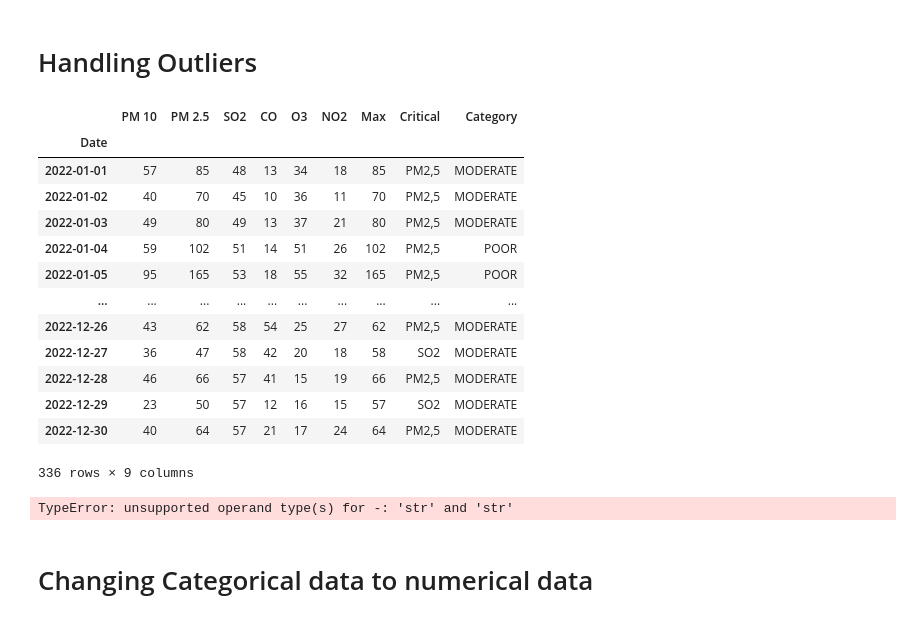
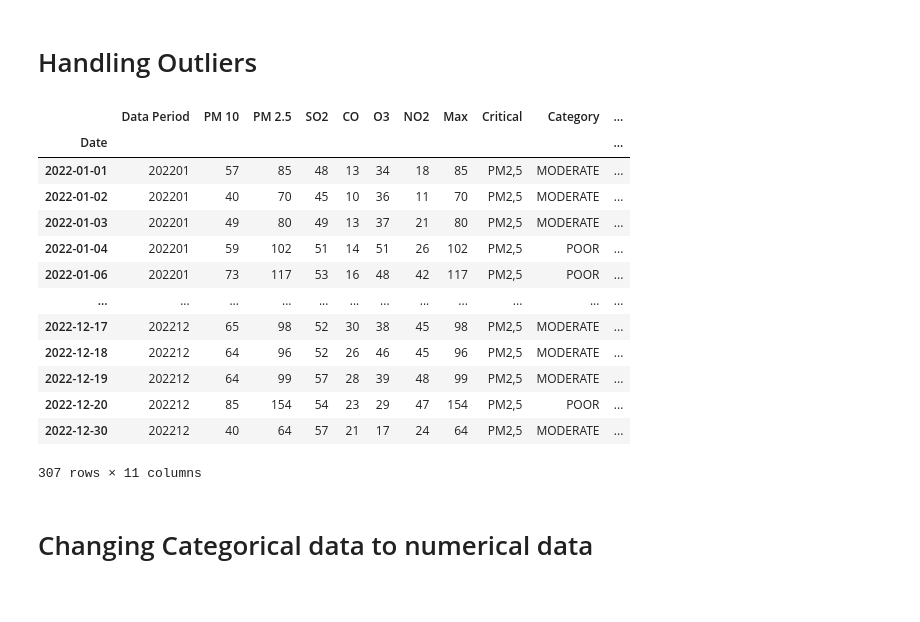
Before and after one commit to wrjodjana/jakarta-analysis, a Jupyter notebook: airquality.ipynb, the cells around one changed output. Cells and saved outputs as stored; diff of their text form; code cells hidden in the pictures.

```diff
--- a/airquality.ipynb
+++ b/airquality.ipynb
@@ -271,23 +254,3 @@ df
 [figure]
 # %% [markdown]
 # Handling Outliers
-# %%
-df_numerical = df.reset_index().drop('Date', axis=1)
-df_numerical = df.iloc[:,1:10]
-# df_numerical = temp.drop(['Critical'], axis=1)
-df_numerical
-# %% [output]
-|  | PM 10 | PM 2.5 | SO2 | CO | O3 | NO2 | Max | Critical | Category |
-| Date |  |  |  |  |  |  |  |  |  |
-| 2022-01-01 | 57 | 85 | 48 | 13 | 34 | 18 | 85 | PM2,5 | MODERATE |
-| 2022-01-02 | 40 | 70 | 45 | 10 | 36 | 11 | 70 | PM2,5 | MODERATE |
-| 2022-01-03 | 49 | 80 | 49 | 13 | 37 | 21 | 80 | PM2,5 | MODERATE |
-| 2022-01-04 | 59 | 102 | 51 | 14 | 51 | 26 | 102 | PM2,5 | POOR |
-| 2022-01-05 | 95 | 165 | 53 | 18 | 55 | 32 | 165 | PM2,5 | POOR |
-| ... | ... | ... | ... | ... | ... | ... | ... | ... | ... |
-| 2022-12-26 | 43 | 62 | 58 | 54 | 25 | 27 | 62 | PM2,5 | MODERATE |
-| 2022-12-27 | 36 | 47 | 58 | 42 | 20 | 18 | 58 | SO2 | MODERATE |
-| 2022-12-28 | 46 | 66 | 57 | 41 | 15 | 19 | 66 | PM2,5 | MODERATE |
-| 2022-12-29 | 23 | 50 | 57 | 12 | 16 | 15 | 57 | SO2 | MODERATE |
-| 2022-12-30 | 40 | 64 | 57 | 21 | 17 | 24 | 64 | PM2,5 | MODERATE |
-336 rows × 9 columns
@@ -313,8 +257,33 @@ def percentageOf(value, totalValue):
-# %%
-df_clean = remove_outliers(df)
-df = df[df.index.isin(df_clean.index)]
-# %% [output]
-TypeError: unsupported operand type(s) for -: 'str' and 'str'
+# %%
+numerical_cols = df.select_dtypes(include=['number']).columns
+
+def remove_outliers(df, column):
+    Q1 = df[column].quantile(0.25)
+    Q3 = df[column].quantile(0.75)
+    IQR = Q3 - Q1
+    lower_bound = Q1 - 1.5 * IQR
+    upper_bound = Q3 + 1.5 * IQR
+    return df[(df[column] >= lower_bound) & (df[column] <= upper_bound)]
+
+# call the function for each numerical column in the dataframe
+for col in numerical_cols:
+    df = remove_outliers(df, col)
+df
+# %% [output]
+|  | Data Period | PM 10 | PM 2.5 | SO2 | CO | O3 | NO2 | Max | Critical | Category | ... |
+| Date |  |  |  |  |  |  |  |  |  |  | ... |
+| 2022-01-01 | 202201 | 57 | 85 | 48 | 13 | 34 | 18 | 85 | PM2,5 | MODERATE | ... |
+| 2022-01-02 | 202201 | 40 | 70 | 45 | 10 | 36 | 11 | 70 | PM2,5 | MODERATE | ... |
+| 2022-01-03 | 202201 | 49 | 80 | 49 | 13 | 37 | 21 | 80 | PM2,5 | MODERATE | ... |
+| 2022-01-04 | 202201 | 59 | 102 | 51 | 14 | 51 | 26 | 102 | PM2,5 | POOR | ... |
+| 2022-01-06 | 202201 | 73 | 117 | 53 | 16 | 48 | 42 | 117 | PM2,5 | POOR | ... |
+| ... | ... | ... | ... | ... | ... | ... | ... | ... | ... | ... | ... |
+| 2022-12-17 | 202212 | 65 | 98 | 52 | 30 | 38 | 45 | 98 | PM2,5 | MODERATE | ... |
+| 2022-12-18 | 202212 | 64 | 96 | 52 | 26 | 46 | 45 | 96 | PM2,5 | MODERATE | ... |
+| 2022-12-19 | 202212 | 64 | 99 | 57 | 28 | 39 | 48 | 99 | PM2,5 | MODERATE | ... |
+| 2022-12-20 | 202212 | 85 | 154 | 54 | 23 | 29 | 47 | 154 | PM2,5 | POOR | ... |
+| 2022-12-30 | 202212 | 40 | 64 | 57 | 21 | 17 | 24 | 64 | PM2,5 | MODERATE | ... |
+307 rows × 11 columns
 # %% [markdown]
 # Changing Categorical data to numerical data
 # %%
```
Also changed, not shown: parts of 16 cells of this notebook.
